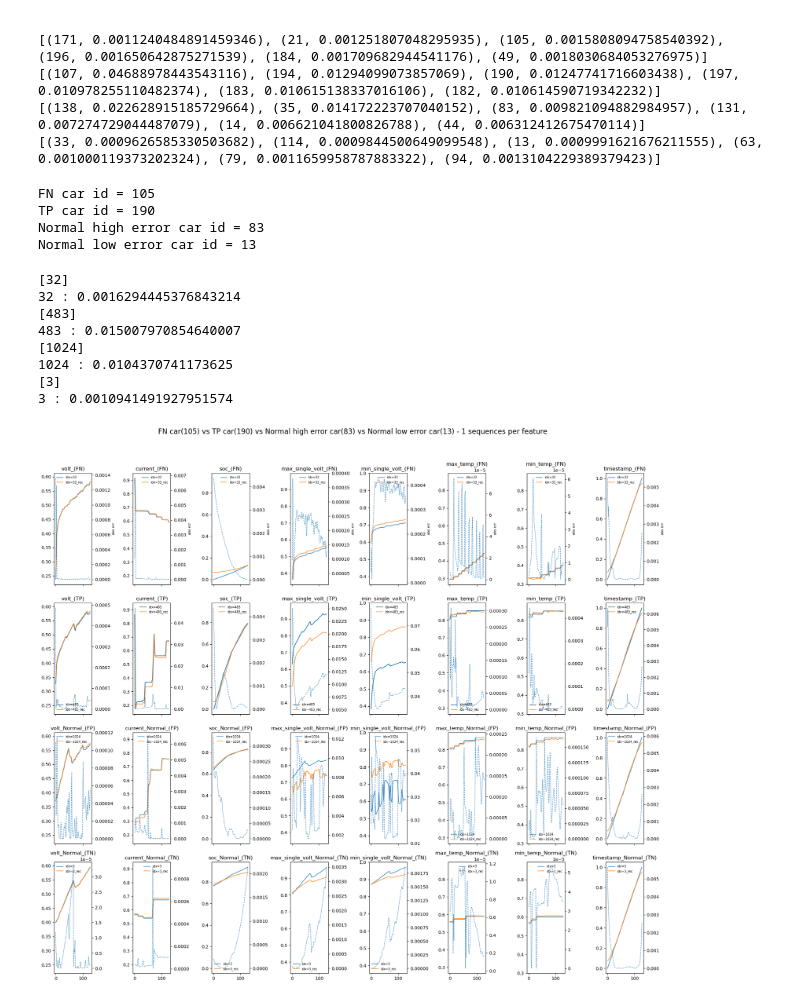
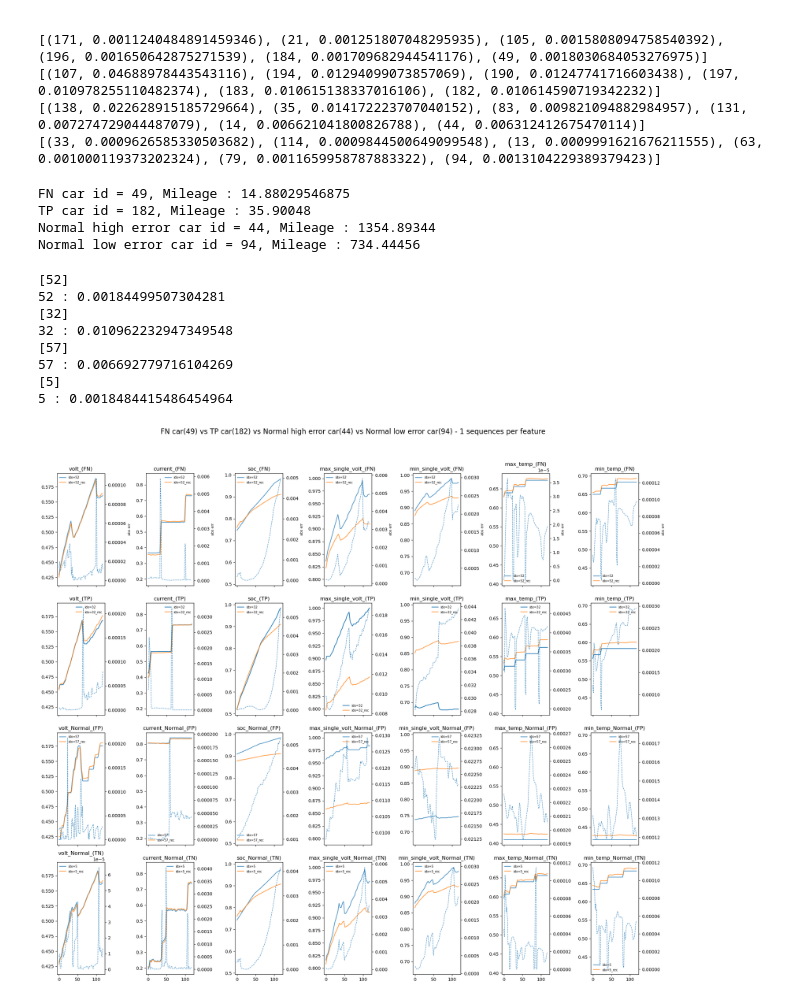
Before and after one commit to vlzhfeh01-boop/TranAD_scoring, a Jupyter notebook: Check_recerror/Recerror/check_recerror.ipynb, the cells around one changed output. Drawn from its saved outputs; the diff is of its cells as text; code cells hidden in the pictures.

```diff
--- a/Check_recerror/Recerror/check_recerror.ipynb
+++ b/Check_recerror/Recerror/check_recerror.ipynb
@@ -80,22 +80,23 @@ print(normal_lowerror_car)
 [(33, 0.0009626585330503682), (114, 0.0009844500649099548), (13, 0.0009991621676211555), (63, 0.001000119373202324), (79, 0.0011659958787883322), (94, 0.0013104229389379423)]
 # %%
 #Change selection number for checking other cars
-selection_number = 2
+selection_number = 5
+
 number_of_data = 1
 fn_cid = FN_car[selection_number][0]
 tp_cid = TP_car[selection_number][0]
 normal_hi_cid = normal_hierror_car[selection_number][0]
 normal_lo_cid = normal_lowerror_car[selection_number][0]
-
-print(f"FN car id = {fn_cid}")
-print(f"TP car id = {tp_cid}")
-print(f"Normal high error car id = {normal_hi_cid}")
-print(f"Normal low error car id = {normal_lo_cid}")
+mileage_obj = np.load("mileage_dict_brand1.npy",allow_pickle=True).item()
+print(f"FN car id = {fn_cid}, Mileage : {mileage_obj[fn_cid]}")
+print(f"TP car id = {tp_cid}, Mileage : {mileage_obj[tp_cid]}")
+print(f"Normal high error car id = {normal_hi_cid}, Mileage : {mileage_obj[normal_hi_cid]}")
+print(f"Normal low error car id = {normal_lo_cid}, Mileage : {mileage_obj[normal_lo_cid]}")
 # %% [output]
-FN car id = 105
-TP car id = 190
-Normal high error car id = 83
-Normal low error car id = 13
+FN car id = 49, Mileage : 14.88029546875
+TP car id = 182, Mileage : 35.90048
+Normal high error car id = 44, Mileage : 1354.89344
+Normal low error car id = 94, Mileage : 734.44456
 # %%
 
 fn_top_idx = np.argsort(all_score[fn_cid])[-number_of_data:]
@@ -118,69 +119,69 @@ print(norm_low_idx)
 for i in range(number_of_data):
     print(f"{norm_low_idx[-i-1]} : {all_score[normal_lo_cid][norm_low_idx[-i-1]]}")
 # %% [output]
+[52]
+52 : 0.00184499507304281
 [32]
-32 : 0.0016294445376843214
-[483]
-483 : 0.015007970854640007
-[1024]
-1024 : 0.0104370741173625
-[3]
-3 : 0.0010941491927951574
+32 : 0.010962232947349548
+[57]
+57 : 0.006692779716104269
+[5]
+5 : 0.0018484415486454964
 # %%
 col = len(col_obj)
+t=10
 fig,axes = plt.subplots(
     nrows=4,
-    ncols=col,
+    ncols=col-1,
     figsize = (20,18),
     sharex=True,
     sharey='col'
 )
 fig.suptitle(f"FN car({fn_cid}) vs TP car({tp_cid}) vs Normal high error car({normal_hi_cid}) vs Normal low error car({normal_lo_cid}) - {number_of_data} sequences per feature", fontsize=16)
-for i in range(col):
+for i in range(col-1):
     ax_err_fn = axes[0,i].twinx()
     ax_err_tp = axes[1,i].twinx()
     ax_err_fp = axes[2,i].twinx()
     ax_err_tn = axes[3,i].twinx()
     ax_err_fn.set_ylabel("abs err", fontsize=8)
     for n in fn_top_idx:
-        l1loss = np.abs(all_rec_obj[fn_cid][n,:,i] - all_obj[fn_cid][n,:,i])
+        l1loss = np.abs(all_rec_obj[fn_cid][n,t:,i] - all_obj[fn_cid][n,t:,i])
 
-        axes[0,i].plot(all_obj[fn_cid][n,:,i],label=f"idx={n}",alpha=0.8)
-        axes[0,i].plot(all_rec_obj[fn_cid][n,:,i],label=f"idx={n}_rec",alpha=0.8)
+        axes[0,i].plot(all_obj[fn_cid][n,t:,i],label=f"idx={n}",alpha=0.8)
+        axes[0,i].plot(all_rec_obj[fn_cid][n,t:,i],label=f"idx={n}_rec",alpha=0.8)
         # ax_err_fn.plot(l1loss, label=f"idx={n}_abs",linestyle="--",alpha=0.8,linewidth=1.0)
         ax_err_fn.plot(np.pow(l1loss,2), label=f"idx={n}_abs",linestyle="--",alpha=0.8,linewidth=1.0)
         axes[0,i].set_title(f"{col_obj[i]}_(FN)")
         axes[0, i].legend(fontsize=7, frameon=False)
     for n in tp_top_idx:
-        l1loss = np.abs(all_rec_obj[tp_cid][n,:,i] - all_obj[tp_cid][n,:,i])
+        l1loss = np.abs(all_rec_obj[tp_cid][n,t:,i] - all_obj[tp_cid][n,t:,i])
 
-        axes[1,i].plot(all_obj[tp_cid][n,:,i],label=f"idx={n}")
-        axes[1,i].plot(all_rec_obj[tp_cid][n,:,i],label=f"idx={n}_rec",alpha=0.8)
+        axes[1,i].plot(all_obj[tp_cid][n,t:,i],label=f"idx={n}")
+        axes[1,i].plot(all_rec_obj[tp_cid][n,t:,i],label=f"idx={n}_rec",alpha=0.8)
         # ax_err_tp.plot(l1loss, label=f"idx={n}_abs",linestyle="--",alpha=0.8,linewidth=1.0)
         ax_err_tp.plot(np.pow(l1loss,2), label=f"idx={n}_abs",linestyle="--",alpha=0.8,linewidth=1.0)
 
         axes[1,i].set_title(f"{col_obj[i]}_(TP)")
         axes[1, i].legend(fontsize=7, frameon=False)
     for n in norm_top_idx:
-        l1loss = np.abs(all_rec_obj[normal_hi_cid][n,:,i] - all_obj[normal_hi_cid][n,:,i])
+        l1loss = np.abs(all_rec_obj[normal_hi_cid][n,t:,i] - all_obj[normal_hi_cid][n,t:,i])
 
-        axes[2,i].plot(all_obj[normal_hi_cid][n,:,i],label=f"idx={n}",alpha=0.8)
-        axes[2,i].plot(all_rec_obj[normal_hi_cid][n,:,i],label=f"idx={n}_rec",alpha=0.8)
+        axes[2,i].plot(all_obj[normal_hi_cid][n,t:,i],label=f"idx={n}",alpha=0.8)
+        axes[2,i].plot(all_rec_obj[normal_hi_cid][n,t:,i],label=f"idx={n}_rec",alpha=0.8)
         # ax_err_fp.plot(l1loss, label=f"idx={n}_abs",linestyle="--",alpha=0.8,linewidth=1.0)
         ax_err_fp.plot(np.pow(l1loss,2), label=f"idx={n}_abs",linestyle="--",alpha=0.8,linewidth=1.0)
-
         axes[2,i].set_title(f"{col_obj[i]}_Normal_(FP)")
         axes[2,i].legend(fontsize=7, frameon=False)
     for n in norm_low_idx:
-        l1loss = np.abs(all_rec_obj[normal_lo_cid][n,:,i] - all_obj[normal_lo_cid][n,:,i])
+        l1loss = np.abs(all_rec_obj[normal_lo_cid][n,t:,i] - all_obj[normal_lo_cid][n,t:,i])
 
-        axes[3,i].plot(all_obj[normal_lo_cid][n,:,i],label=f"idx={n}",alpha=0.8)
-        axes[3,i].plot(all_rec_obj[normal_lo_cid][n,:,i],label=f"idx={n}_rec",alpha=0.8)
+        axes[3,i].plot(all_obj[normal_lo_cid][n,t:,i],label=f"idx={n}",alpha=0.8)
+        axes[3,i].plot(all_rec_obj[normal_lo_cid][n,t:,i],label=f"idx={n}_rec",alpha=0.8)
         # ax_err_tn.plot(l1loss, label=f"idx={n}_abs",linestyle="--",alpha=0.8,linewidth=1.0)
         ax_err_tn.plot(np.pow(l1loss,2), label=f"idx={n}_abs",linestyle="--",alpha=0.8,linewidth=1.0)
         axes[3,i].set_title(f"{col_obj[i]}_Normal_(TN)")
         axes[3,i].legend(fontsize=7, frameon=False)
 plt.tight_layout(rect=[0, 0, 1, 0.95])  # suptitle 공간 확보
 plt.show()
 # %% [output]
-[figure, old version]
+[figure, new version]
```
